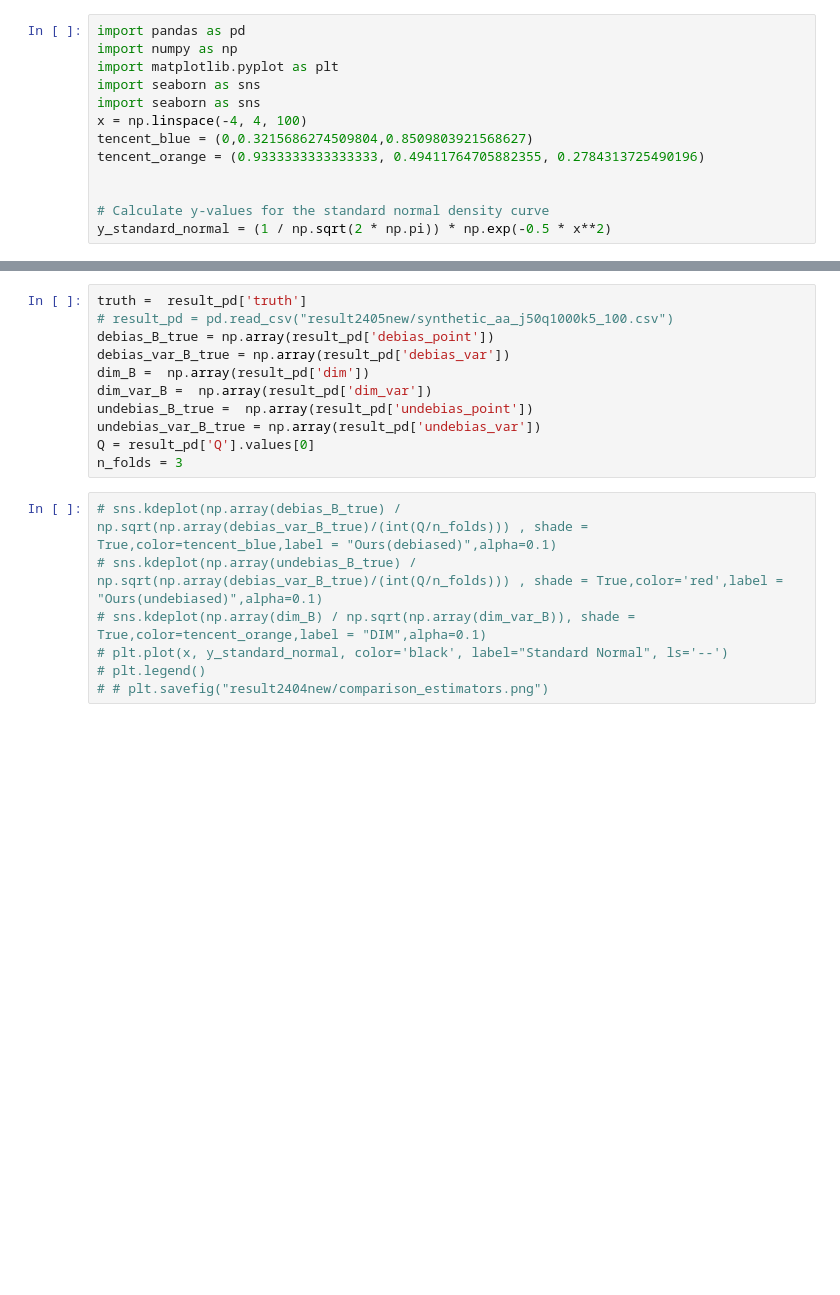
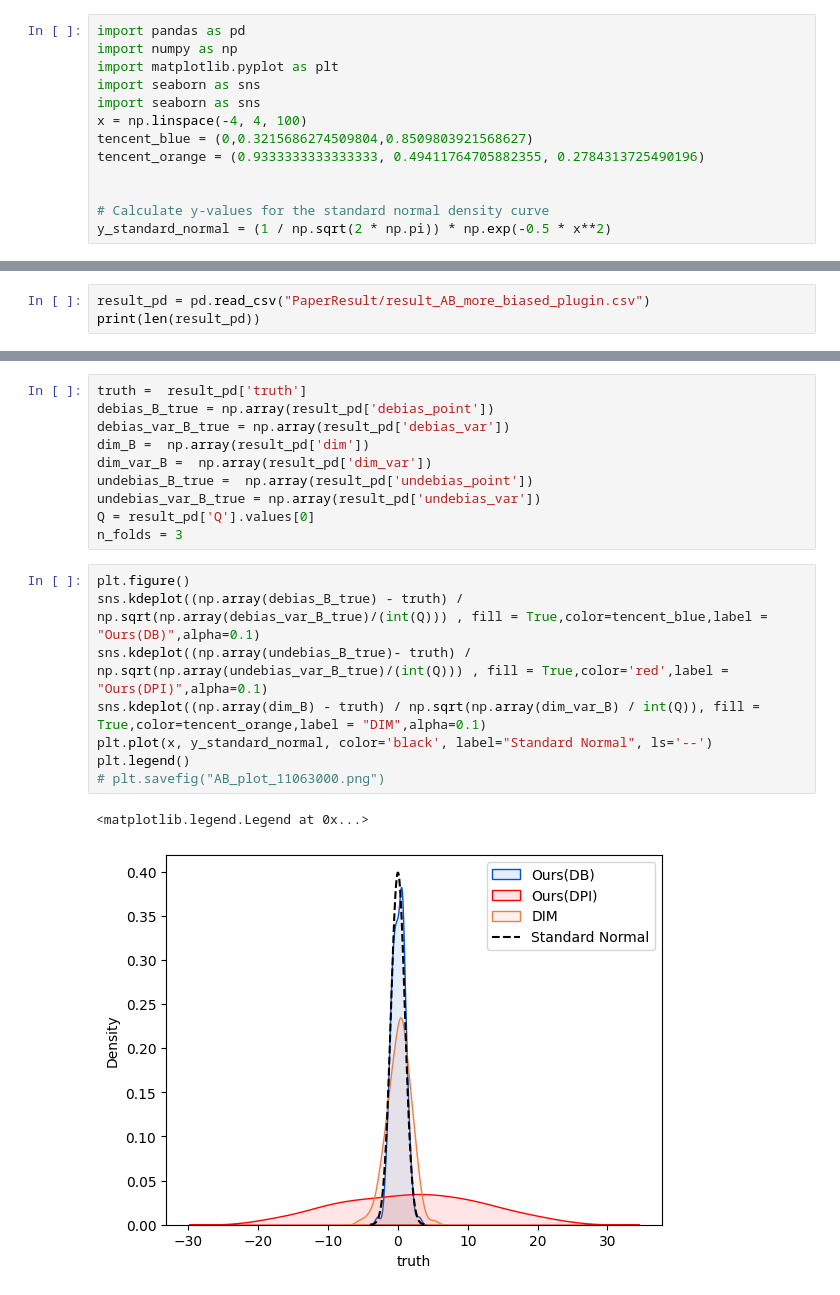
Before and after one commit to ShichaoHan/MarketplaceInterference, a Jupyter notebook: graph_visualizer.ipynb, the cells around one changed output, grey strips where cells are left out. Saved outputs shown, nothing was run; the diff lists cells and outputs as text; blank space fills up the shorter version.

Commit message:
update intro result

```diff
--- a/graph_visualizer.ipynb
+++ b/graph_visualizer.ipynb
@@ -38,0 +20,3 @@ result_pd = result_pd.query('K == 3')
+# %%
+result_pd = pd.read_csv("PaperResult/result_AB_more_biased_plugin.csv")
+print(len(result_pd))
@@ -39,6 +34,5 @@ result_pd = result_pd.query('K == 3')
 # %%
 truth =  result_pd['truth']
-# result_pd = pd.read_csv("result2405new/synthetic_aa_j50q1000k5_100.csv")
 debias_B_true = np.array(result_pd['debias_point'])
 debias_var_B_true = np.array(result_pd['debias_var'])
 dim_B =  np.array(result_pd['dim'])
@@ -48,9 +42,13 @@ undebias_var_B_true = np.array(result_pd['undebias_var'])
 Q = result_pd['Q'].values[0]
 n_folds = 3
 # %%
-# sns.kdeplot(np.array(debias_B_true) /  np.sqrt(np.array(debias_var_B_true)/(int(Q/n_folds))) , shade = True,color=tencent_blue,label = "Ours(debiased)",alpha=0.1)
-# sns.kdeplot(np.array(undebias_B_true) /  np.sqrt(np.array(debias_var_B_true)/(int(Q/n_folds))) , shade = True,color='red',label = "Ours(undebiased)",alpha=0.1)
-# sns.kdeplot(np.array(dim_B) / np.sqrt(np.array(dim_var_B)), shade = True,color=tencent_orange,label = "DIM",alpha=0.1)
-# plt.plot(x, y_standard_normal, color='black', label="Standard Normal", ls='--')
-# plt.legend()
-# # plt.savefig("result2404new/comparison_estimators.png")
+plt.figure()
+sns.kdeplot((np.array(debias_B_true) - truth) /  np.sqrt(np.array(debias_var_B_true)/(int(Q))) , fill = True,color=tencent_blue,label = "Ours(DB)",alpha=0.1)
+sns.kdeplot((np.array(undebias_B_true)- truth) /  np.sqrt(np.array(undebias_var_B_true)/(int(Q))) , fill = True,color='red',label = "Ours(DPI)",alpha=0.1)
+sns.kdeplot((np.array(dim_B) - truth) / np.sqrt(np.array(dim_var_B) / int(Q)), fill = True,color=tencent_orange,label = "DIM",alpha=0.1)
+plt.plot(x, y_standard_normal, color='black', label="Standard Normal", ls='--')
+plt.legend()
+# plt.savefig("AB_plot_11063000.png")
+# %% [output]
+<matplotlib.legend.Legend at 0x...>
+[figure, added]
```
Also changed, not shown: parts of 14 cells of this notebook.
